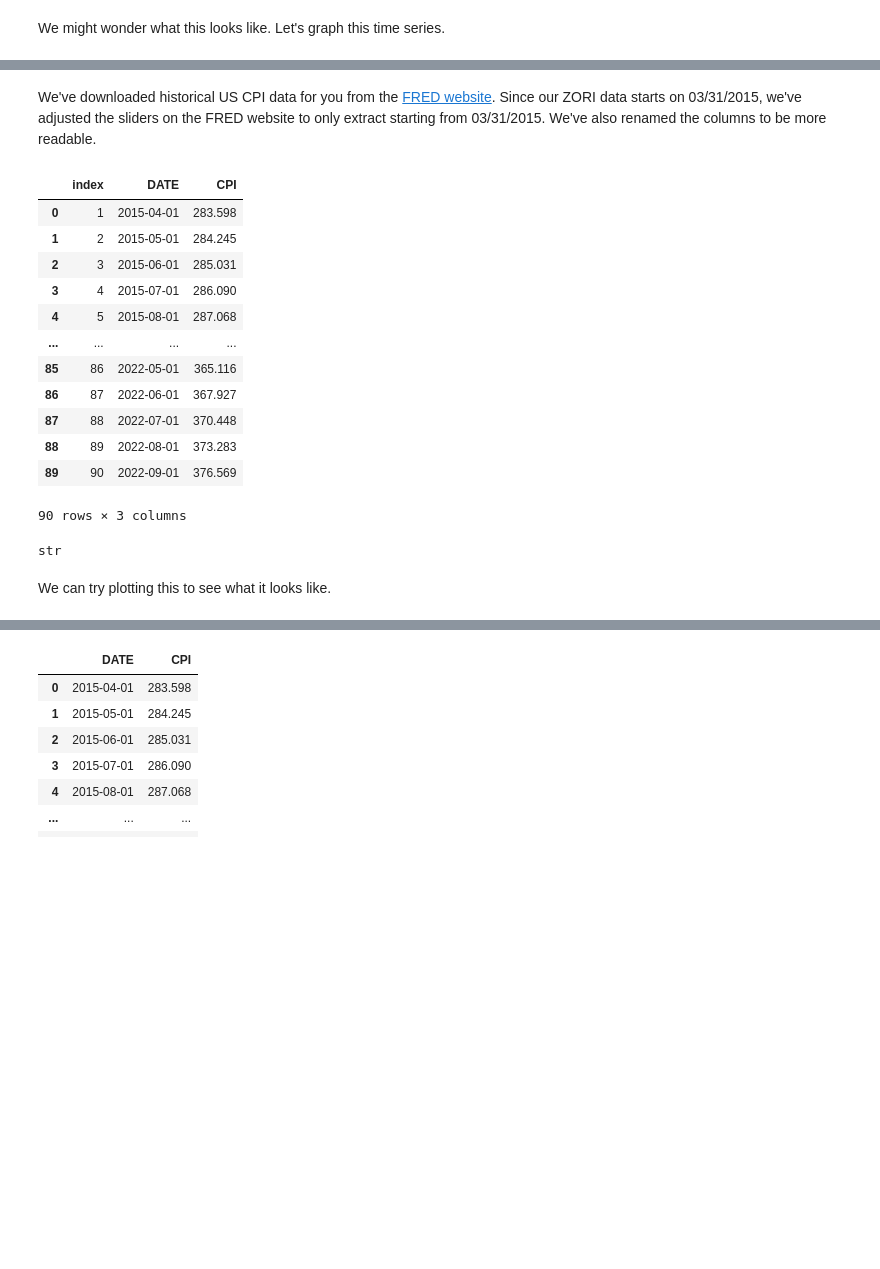
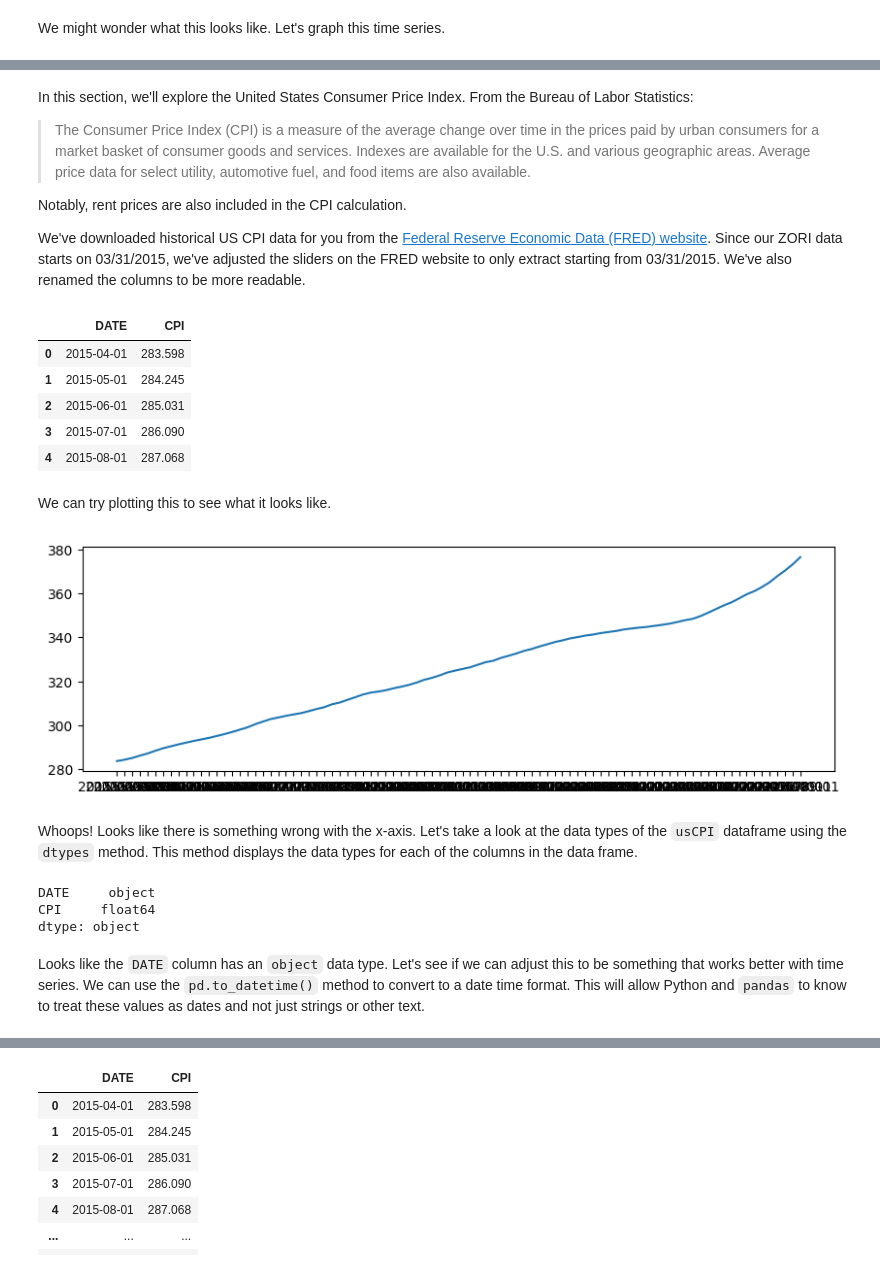
Before and after one commit to ds-modules/ECON-148, a Jupyter notebook: zillow-cpi-pred/zillow-CPI-prediction.ipynb, the cells around one changed output, grey strips where cells are left out. Saved outputs shown, nothing was run; the diff lists cells and outputs as text; code cells hidden in the pictures; blank space fills up the shorter version.

```diff
--- a/zillow-cpi-pred/zillow-CPI-prediction.ipynb
+++ b/zillow-cpi-pred/zillow-CPI-prediction.ipynb
@@ -106,2 +152,7 @@ We'll now bring our attention to the US CPI.
 # %% [markdown]
-We've downloaded historical US CPI data for you from the [FRED website](https://fred.stlouisfed.org/series/CUUR0000SEHA). Since our ZORI data starts on 03/31/2015, we've adjusted the sliders on the FRED website to only extract starting from 03/31/2015. We've also renamed the columns to be more readable.
+In this section, we'll explore the United States Consumer Price Index. From the Bureau of Labor Statistics:
+> The Consumer Price Index (CPI) is a measure of the average change over time in the prices paid by urban consumers for a market basket of consumer goods and services. Indexes are available for the U.S. and various geographic areas. Average price data for select utility, automotive fuel, and food items are also available.
+
+Notably, rent prices are also included in the CPI calculation.
+
+We've downloaded historical US CPI data for you from the [Federal Reserve Economic Data (FRED) website](https://fred.stlouisfed.org/series/CUUR0000SEHA). Since our ZORI data starts on 03/31/2015, we've adjusted the sliders on the FRED website to only extract starting from 03/31/2015. We've also renamed the columns to be more readable.
@@ -110,27 +159,32 @@ zillow = zillow.reset_index()
 # %%
+zillow = zillow.reset_index()
 usCPI = pd.read_csv("usCPI.csv")
 usCPI = usCPI.rename(columns={"CUUR0000SEHA": "CPI"})
 usCPI = usCPI.iloc[1:, :]
 usCPI = usCPI.reset_index()
+usCPI = usCPI.drop("index",axis=1)
 # %%
-usCPI
+usCPI.head()
 # %% [output]
-|  | index | DATE | CPI |
-| 0 | 1 | 2015-04-01 | 283.598 |
-| 1 | 2 | 2015-05-01 | 284.245 |
-| 2 | 3 | 2015-06-01 | 285.031 |
-| 3 | 4 | 2015-07-01 | 286.090 |
-| 4 | 5 | 2015-08-01 | 287.068 |
-| ... | ... | ... | ... |
-| 85 | 86 | 2022-05-01 | 365.116 |
-| 86 | 87 | 2022-06-01 | 367.927 |
-| 87 | 88 | 2022-07-01 | 370.448 |
-| 88 | 89 | 2022-08-01 | 373.283 |
-| 89 | 90 | 2022-09-01 | 376.569 |
+|  | DATE | CPI |
+| 0 | 2015-04-01 | 283.598 |
+| 1 | 2015-05-01 | 284.245 |
+| 2 | 2015-06-01 | 285.031 |
+| 3 | 2015-07-01 | 286.090 |
+| 4 | 2015-08-01 | 287.068 |
-90 rows × 3 columns
-# %%
-type(usCPI["DATE"][0])
-# %% [output]
-str
 # %% [markdown]
 We can try plotting this to see what it looks like.
+# %%
+plt.plot(usCPI["DATE"], usCPI["CPI"]);
+# %% [output]
+[figure, added]
+# %% [markdown]
+Whoops! Looks like there is something wrong with the x-axis. Let's take a look at the data types of the `usCPI` dataframe using the `dtypes` method. This method displays the data types for each of the columns in the data frame.
+# %%
+usCPI.dtypes
+# %% [output]
+DATE     object
+CPI     float64
+dtype: object
+# %% [markdown]
+Looks like the `DATE` column has an `object` data type. Let's see if we can adjust this to be something that works better with time series. We can use the `pd.to_datetime()` method to convert to a date time format. This will allow Python and `pandas` to know to treat these values as dates and not just strings or other text.
```
Also changed, not shown: parts of 48 cells of this notebook, 1 other file.
